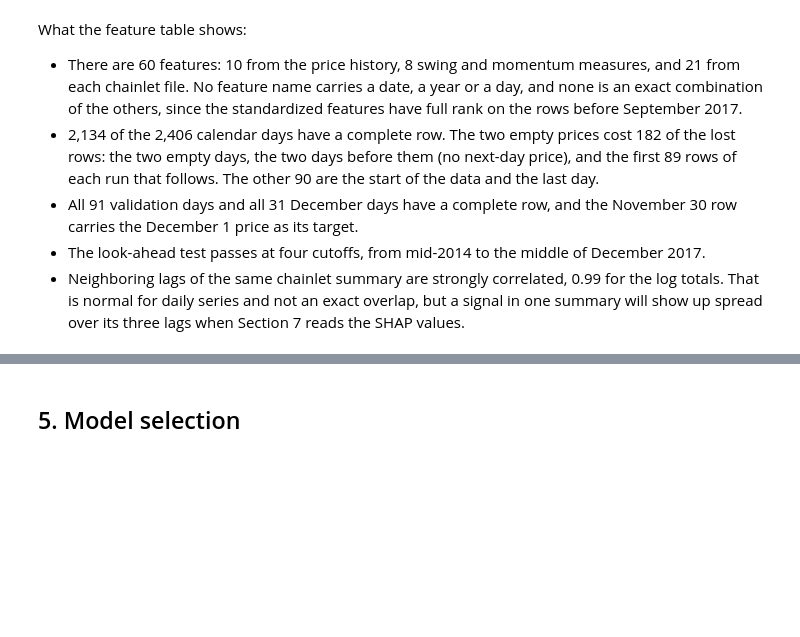
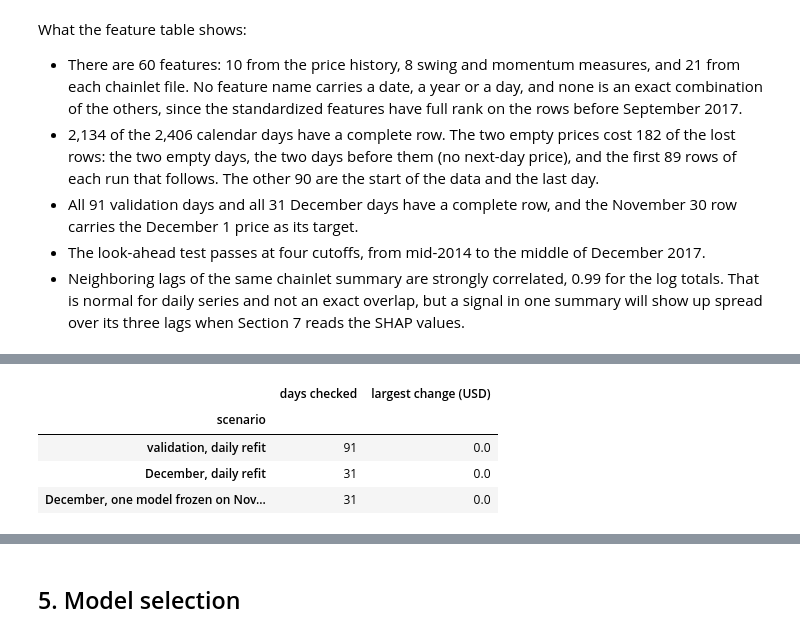
Before and after one commit to alexhubenthal/alexhubenthal-btc-chainlet-hw2, a Jupyter notebook: btc_chainlet_xai.ipynb, the cells around one changed output, grey strips where cells are left out. Saved outputs shown, nothing was run; the diff lists cells and outputs as text; code cells hidden in the pictures; blank space fills up the shorter version.

```diff
--- a/btc_chainlet_xai.ipynb
+++ b/btc_chainlet_xai.ipynb
@@ -670,0 +848,56 @@ What the feature table shows:
+# %%
+def poison_future(table, today):
+    """Copy of the table with everything not known at the end of `today` replaced by noise.
+
+    That is the target of the `today` row, which is the answer being predicted, and every value of the later
+    rows. Noise goes only where a value exists, so the set of usable rows does not change.
+    """
+    columns = FEATURES + ["price", "target_ret", "target_price"]
+    values = table[columns].to_numpy(dtype=float)
+    later = np.asarray(table.index > today)
+    same_day = np.asarray(table.index == today)
+    is_target = np.array([name.startswith("target_") for name in columns])
+    unknown = later[:, None] | (same_day[:, None] & is_target[None, :])
+    unknown &= ~np.isnan(values)
+
+    noise = np.random.default_rng(SEED).normal(scale=100.0, size=values.shape)
+    poisoned = table.copy()
+    poisoned[columns] = np.where(unknown, noise, values)
+    return poisoned
+
+
+def assert_no_leak(table, scenarios, make_model, window_days):
+    """Poison the unknown future for every day of every scenario and require identical predictions."""
+    results = []
+    for label, first, last, refit_every in scenarios:
+        days = pd.date_range(first, last, freq="D")
+        largest = 0.0
+        for day in days:
+            # A daily refit can be tested one day at a time. A frozen model is tested from the start of its range.
+            settings = {
+                "first_target": day if refit_every == 1 else first,
+                "last_target": day,
+                "refit_every": refit_every,
+                "allow_test": True,
+            }
+            clean = walk_forward(table, FEATURES, make_model, window_days, **settings)
+            poisoned = poison_future(table, day - pd.Timedelta(days=HORIZON_DAYS))
+            noisy = walk_forward(poisoned, FEATURES, make_model, window_days, **settings)
+            largest = max(largest, abs(clean.loc[day, "predicted"] - noisy.loc[day, "predicted"]))
+        assert largest < 1e-6, "%s: a prediction moved when the future was replaced by noise" % label
+        results.append({"scenario": label, "days checked": len(days), "largest change (USD)": largest})
+    return pd.DataFrame(results).set_index("scenario")
+
+
+scenarios = [
+    ("validation, daily refit", VAL_START, VAL_END, 1),
+    ("December, daily refit", TEST_START, TEST_END, 1),
+    ("December, one model frozen on November 30", TEST_START, TEST_END, len(test_days)),
+]
+assert_no_leak(table, scenarios, make_ridge, CHECK_WINDOW_DAYS)
+# %% [output]
+|  | days checked | largest change (USD) |
+| scenario |  |  |
+| validation, daily refit | 91 | 0.0 |
+| December, daily refit | 31 | 0.0 |
+| December, one model frozen on Nov... | 31 | 0.0 |
```
Also changed, not shown: parts of 7 cells of this notebook.
